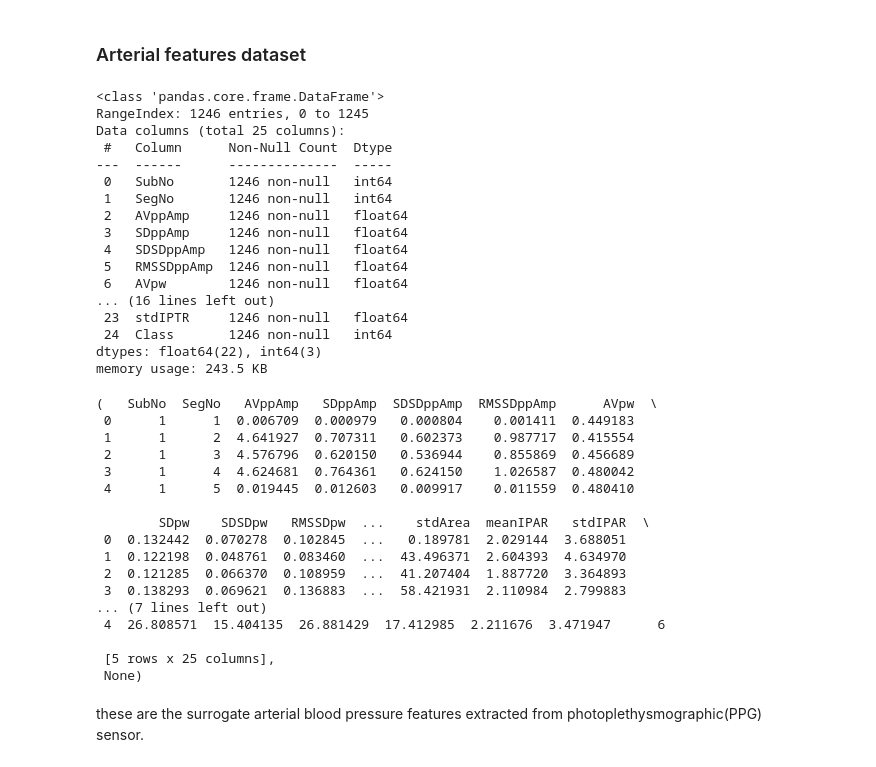
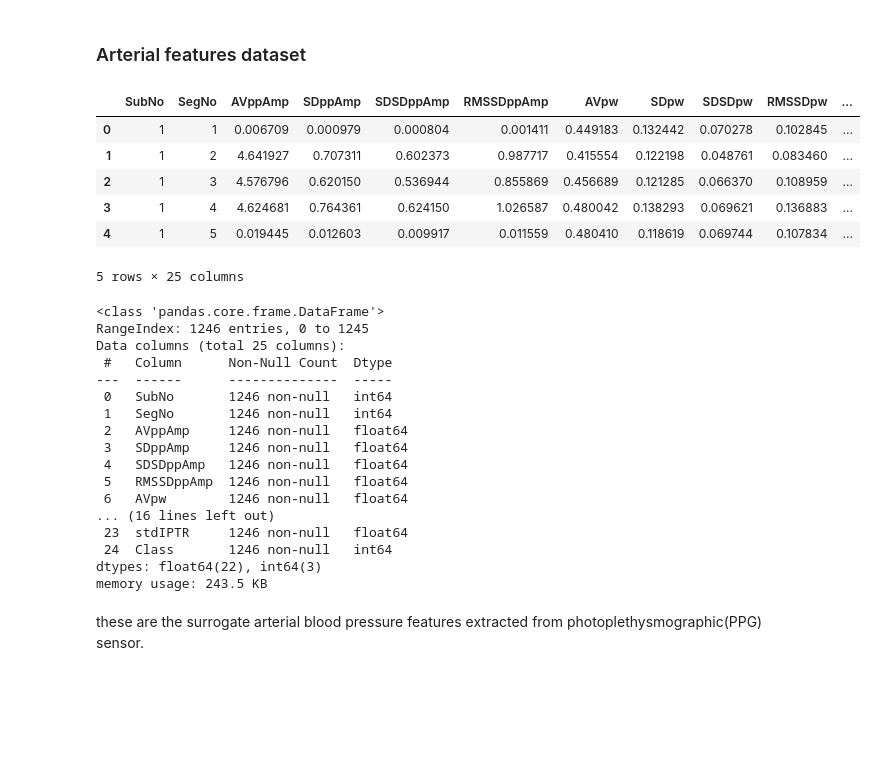
Before and after one commit to Redback-Operations/redback-senior-tech, a Jupyter notebook: data_science/sleep_disorder_prediction/all_feature_sleep_pattern_analysis/sleep_analysis_phase_1.ipynb, the cells around one changed output. Cells and saved outputs as stored; diff of their text form; code cells hidden in the pictures; blank space fills up the shorter version.

```diff
--- a/data_science/sleep_disorder_prediction/all_feature_sleep_pattern_analysis/sleep_analysis_phase_1.ipynb
+++ b/data_science/sleep_disorder_prediction/all_feature_sleep_pattern_analysis/sleep_analysis_phase_1.ipynb
@@ -105,42 +87,33 @@ these are the surrogate cardiorespiratory features extracted from photoplethysmo
 # %%
 ARTERIAL_FEATURES = pd.read_excel("C:/Users/chspr/Downloads/SleepStagingArterialFeatures.xlsx")
 
-ARTERIAL_FEATURES.head(), ARTERIAL_FEATURES.info()
+display(ARTERIAL_FEATURES.head())
+ARTERIAL_FEATURES.info()
 # %% [output]
+|  | SubNo | SegNo | AVppAmp | SDppAmp | SDSDppAmp | RMSSDppAmp | AVpw | SDpw | SDSDpw | RMSSDpw | ... |
+| 0 | 1 | 1 | 0.006709 | 0.000979 | 0.000804 | 0.001411 | 0.449183 | 0.132442 | 0.070278 | 0.102845 | ... |
+| 1 | 1 | 2 | 4.641927 | 0.707311 | 0.602373 | 0.987717 | 0.415554 | 0.122198 | 0.048761 | 0.083460 | ... |
+| 2 | 1 | 3 | 4.576796 | 0.620150 | 0.536944 | 0.855869 | 0.456689 | 0.121285 | 0.066370 | 0.108959 | ... |
+| 3 | 1 | 4 | 4.624681 | 0.764361 | 0.624150 | 1.026587 | 0.480042 | 0.138293 | 0.069621 | 0.136883 | ... |
+| 4 | 1 | 5 | 0.019445 | 0.012603 | 0.009917 | 0.011559 | 0.480410 | 0.118619 | 0.069744 | 0.107834 | ... |
-<class 'pandas.core.frame.DataFrame'>
-RangeIndex: 1246 entries, 0 to 1245
-Data columns (total 25 columns):
- #   Column      Non-Null Count  Dtype
----  ------      --------------  -----
- 0   SubNo       1246 non-null   int64
- 1   SegNo       1246 non-null   int64
- 2   AVppAmp     1246 non-null   float64
- 3   SDppAmp     1246 non-null   float64
- 4   SDSDppAmp   1246 non-null   float64
- 5   RMSSDppAmp  1246 non-null   float64
- 6   AVpw        1246 non-null   float64
-... (16 lines left out)
- 23  stdIPTR     1246 non-null   float64
- 24  Class       1246 non-null   int64
-dtypes: float64(22), int64(3)
-memory usage: 243.5 KB
+5 rows × 25 columns
-(   SubNo  SegNo   AVppAmp   SDppAmp  SDSDppAmp  RMSSDppAmp      AVpw  \
- 0      1      1  0.006709  0.000979   0.000804    0.001411  0.449183
- 1      1      2  4.641927  0.707311   0.602373    0.987717  0.415554
- 2      1      3  4.576796  0.620150   0.536944    0.855869  0.456689
- 3      1      4  4.624681  0.764361   0.624150    1.026587  0.480042
- 4      1      5  0.019445  0.012603   0.009917    0.011559  0.480410
-
-        SDpw    SDSDpw   RMSSDpw  ...    stdArea  meanIPAR   stdIPAR  \
- 0  0.132442  0.070278  0.102845  ...   0.189781  2.029144  3.688051
- 1  0.122198  0.048761  0.083460  ...  43.496371  2.604393  4.634970
- 2  0.121285  0.066370  0.108959  ...  41.207404  1.887720  3.364893
- 3  0.138293  0.069621  0.136883  ...  58.421931  2.110984  2.799883
-... (7 lines left out)
- 4  26.808571  15.404135  26.881429  17.412985  2.211676  3.471947      6
-
- [5 rows x 25 columns],
- None)
+<class 'pandas.core.frame.DataFrame'>
+RangeIndex: 1246 entries, 0 to 1245
+Data columns (total 25 columns):
+ #   Column      Non-Null Count  Dtype
+---  ------      --------------  -----
+ 0   SubNo       1246 non-null   int64
+ 1   SegNo       1246 non-null   int64
+ 2   AVppAmp     1246 non-null   float64
+ 3   SDppAmp     1246 non-null   float64
+ 4   SDSDppAmp   1246 non-null   float64
+ 5   RMSSDppAmp  1246 non-null   float64
+ 6   AVpw        1246 non-null   float64
+... (16 lines left out)
+ 23  stdIPTR     1246 non-null   float64
+ 24  Class       1246 non-null   int64
+dtypes: float64(22), int64(3)
+memory usage: 243.5 KB
 # %% [markdown]
 these are the surrogate arterial blood pressure features extracted from photoplethysmographic(PPG) sensor.
 # %% [markdown]
```
Also changed, not shown: parts of 16 cells of this notebook.
